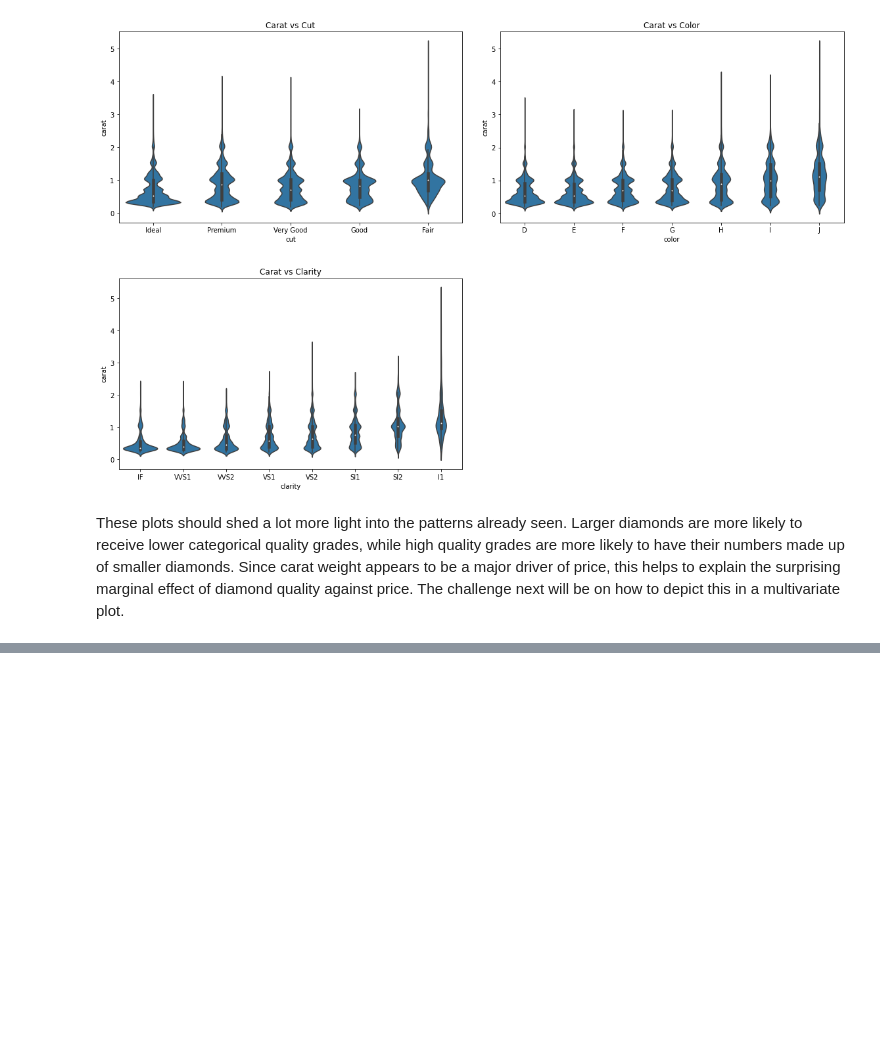
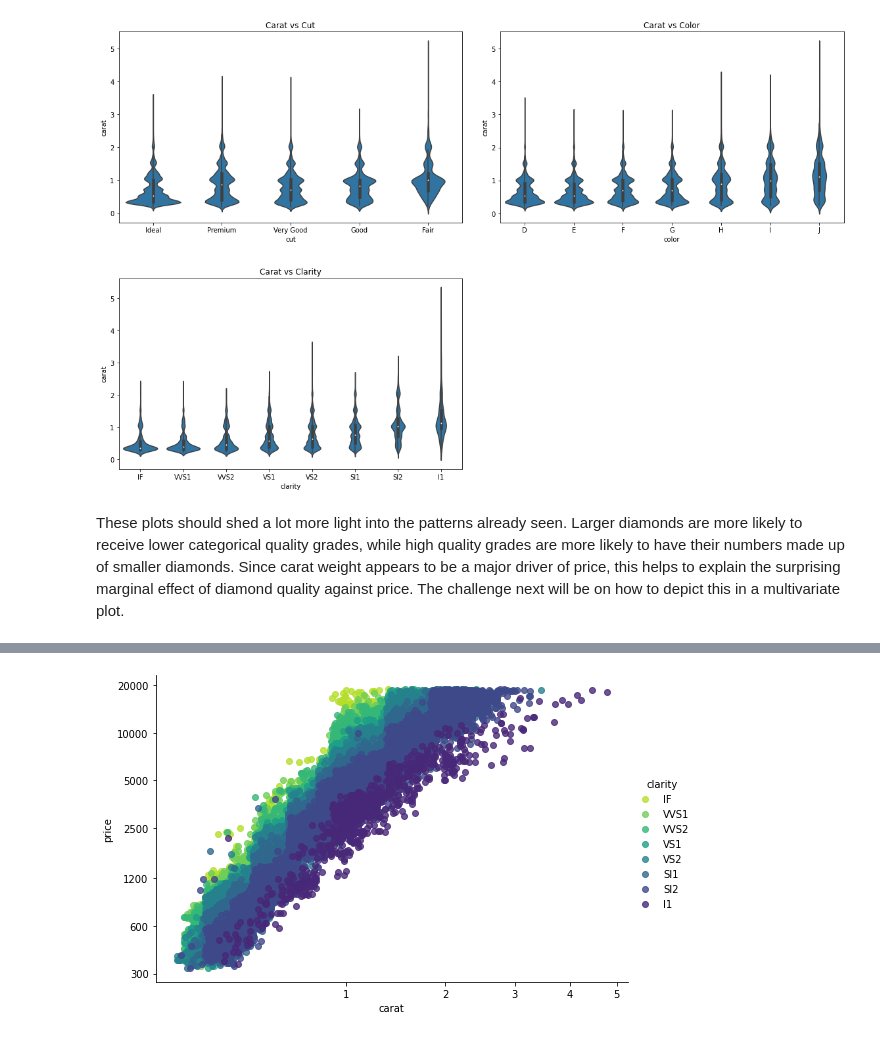
Before and after one commit to EsosaOrumwese/ALX-T-Nanodegree, a Jupyter notebook: Data Analytics/3. Data Visualization/diamondprice_EDA casestudy.ipynb, the cells around one changed output, grey strips where cells are left out. Drawn from its saved outputs; the diff is of its cells as text; code cells hidden in the pictures; blank space fills up the shorter version.

```diff
--- a/Data Analytics/3. Data Visualization/diamondprice_EDA casestudy.ipynb
+++ b/Data Analytics/3. Data Visualization/diamondprice_EDA casestudy.ipynb
@@ -434,0 +463,36 @@ These plots should shed a lot more light into the patterns already seen. Larger
+# %%
+## let's define a function to help with our transformations
+def log_trans(y, inverse=False):
+      # inverse in case we want to reverse it
+      if not inverse:
+            return np.log10(y)
+      else:
+            return np.power(10,y)
+
+def cuberoot_trans(x, inverse=False):
+      if not inverse:
+            return np.power(x, 1/3)
+      else:
+            return np.power(x,3)
+# %%
+# creating new columns with transformed values
+diamonds['price_log'] = diamonds['price'].apply(log_trans)
+diamonds['carat_cbrt'] = diamonds['carat'].apply(cuberoot_trans)
+
+# plot
+g = sns.FacetGrid(data=diamonds, hue='clarity', height=5, aspect=1.5,
+                  palette='viridis_r') #let's use a sequential palette
+g = g.map(sns.regplot, 'carat_cbrt', 'price_log', x_jitter=0.04,
+          fit_reg=False)
+g.add_legend()
+plt.xlabel('carat')
+plt.ylabel('price')
+
+# transforming the ticks
+x_ticks = [1,2,3,4,5]
+plt.xticks(cuberoot_trans(x_ticks), x_ticks)
+
+y_ticks = [300, 600, 1200, 2500, 5000, 10000, 20000]
+plt.yticks(log_trans(y_ticks), y_ticks);
+# %% [output]
+[figure, added]
```
Also changed, not shown: parts of 13 cells of this notebook.
